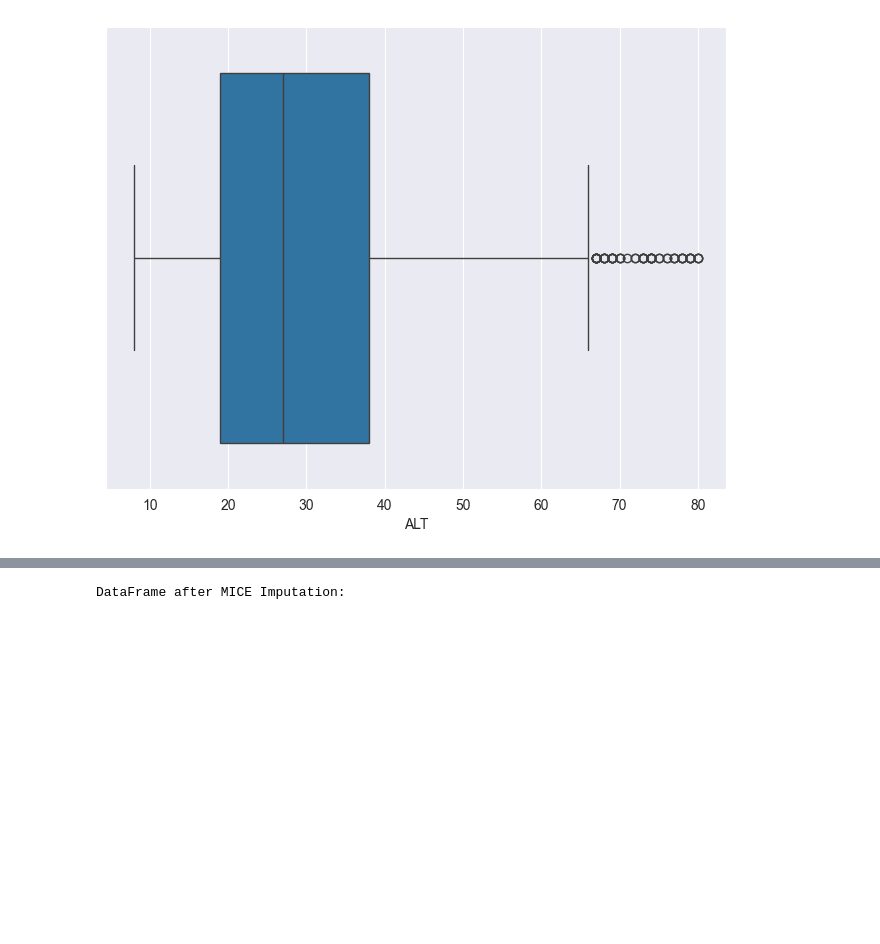
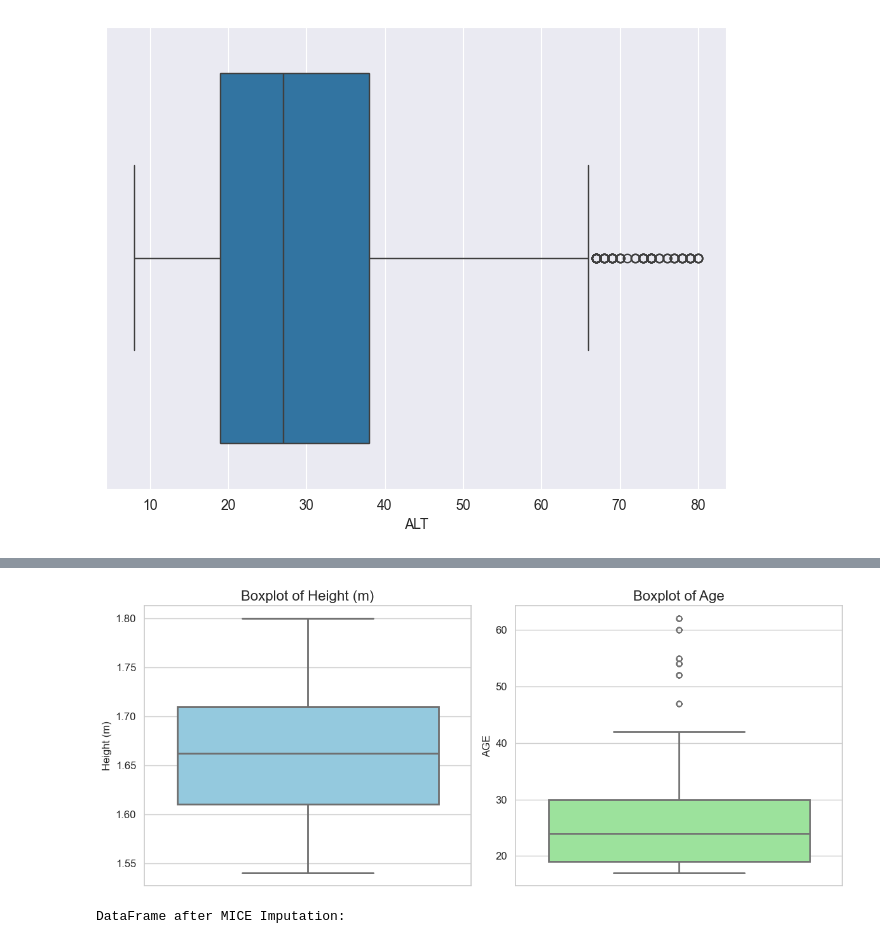
Before and after one commit to puckkwaspen/BEP_RFS, a Jupyter notebook: Preparing Data.ipynb, the cells around one changed output, grey strips where cells are left out. Saved outputs shown, nothing was run; the diff lists cells and outputs as text; code cells hidden in the pictures; blank space fills up the shorter version.

```diff
--- a/Preparing Data.ipynb
+++ b/Preparing Data.ipynb
@@ -466,0 +537,17 @@ plt.show()
+# %%
+df = pd.read_csv('BEP.csv')
+
+# NaN count per column
+nan_counts = df.isna().sum()
+
+# NaN percentage per column
+nan_percentage = (df.isna().mean() * 100).round(2)
+
+# Combine into one DataFrame for a cleaner view
+nan_summary = pd.DataFrame({
+    'NaN Count': nan_counts,
+    'NaN Percentage (%)': nan_percentage
+})
+
+# Display the summary
+print(nan_summary)
@@ -467 +590,26 @@ plt.show()
+# %%
+import seaborn as sns
+import matplotlib.pyplot as plt
+
+# Set style
+sns.set(style="whitegrid")
+
+# Create subplots
+fig, axes = plt.subplots(1, 2, figsize=(12, 5))
+
+# Boxplot for Height
+sns.boxplot(y=df['Height (m)'], ax=axes[0], color='skyblue', linewidth=2)
+axes[0].set_title('Boxplot of Height (m)', fontsize=16)
+axes[0].tick_params(axis='both', labelsize=12)  # Adjust tick label size
+
+# Boxplot for Age
+sns.boxplot(y=df['AGE'], ax=axes[1], color='lightgreen', linewidth=2)
+axes[1].set_title('Boxplot of Age', fontsize=16)
+axes[1].tick_params(axis='both', labelsize=12)  # Adjust tick label size
+
+# Adjusting figure and layout
+plt.tight_layout()
+plt.show()
+# %% [output]
+[figure, added]
 # %%
```
Also changed, not shown: parts of 10 cells of this notebook, 6 other files.
